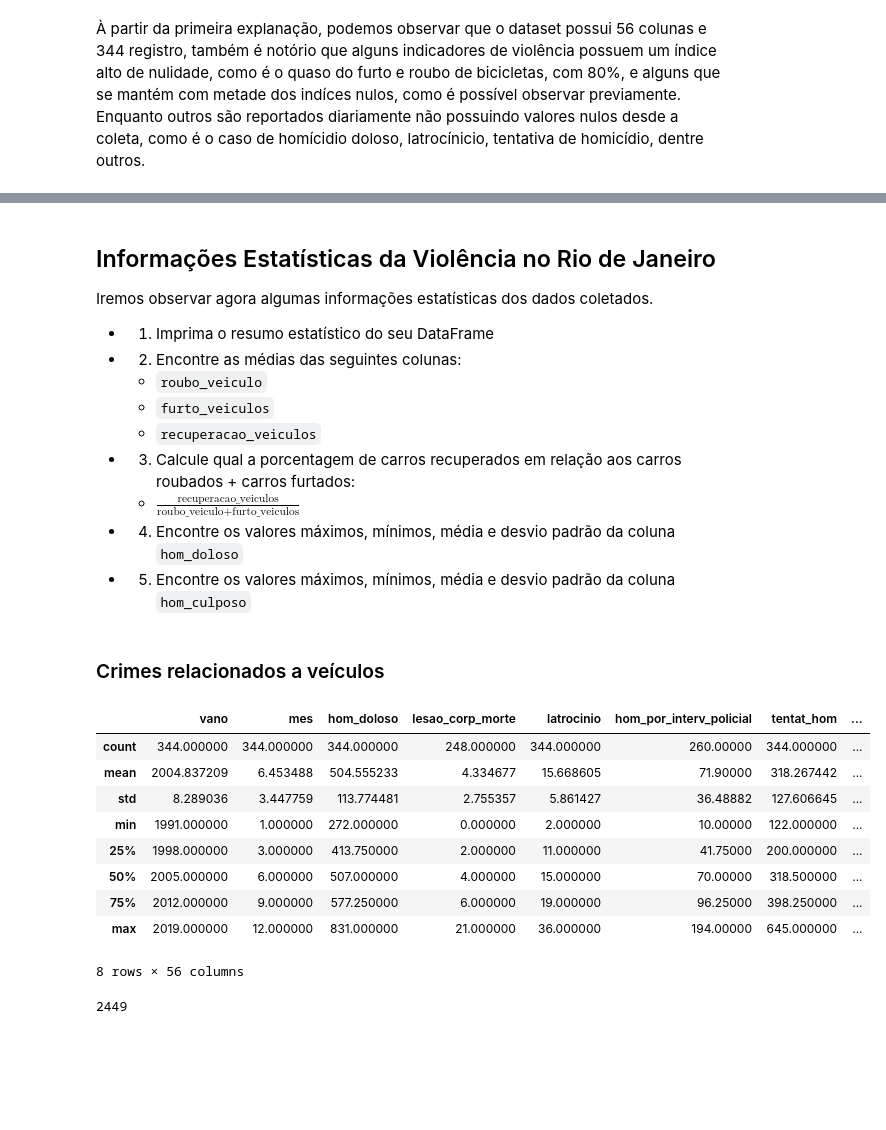
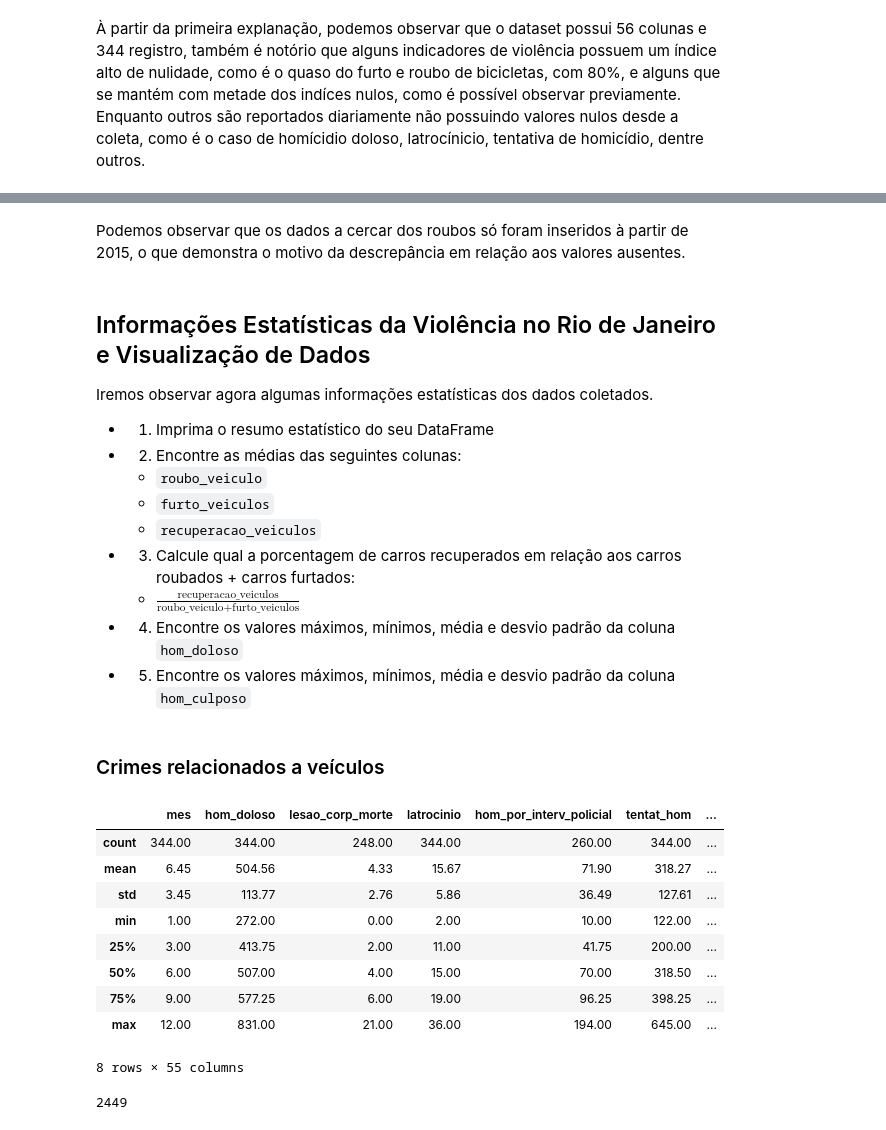
Before and after one commit to danielesantiago/Data-Science, a Jupyter notebook: Análises/Análise da Violência no Rio de Janeiro.ipynb, the cells around one changed output, grey strips where cells are left out. Saved outputs shown, nothing was run; the diff lists cells and outputs as text; code cells hidden in the pictures; blank space fills up the shorter version.

```diff
--- a/Análises/Análise da Violência no Rio de Janeiro.ipynb
+++ b/Análises/Análise da Violência no Rio de Janeiro.ipynb
@@ -23,7 +23,7 @@ A iniciativa foi feita como forma de assegurar transparência e as informações
 ### Importando os dados
 # %%
 import pandas as pd
-df = pd.read_csv("violencia_rio.csv")
+df = pd.read_csv("violencia_rio.csv", parse_dates=True, index_col='vano')
 # %% [markdown]
 ## Análise Inicial dos Dados
 
@@ -119,6 +125,8 @@ dtype: float64
+# %% [markdown]
+Podemos observar que os dados a cercar dos roubos só foram inseridos à partir de 2015, o que demonstra o motivo da descrepância em relação aos valores ausentes.
 # %% [markdown]
 
-## Informações Estatísticas da Violência no Rio de Janeiro
+## Informações Estatísticas da Violência no Rio de Janeiro e Visualização de Dados
 
 Iremos observar agora algumas informações estatísticas dos dados coletados.
 
@@ -135,18 +143,18 @@ Iremos observar agora algumas informações estatísticas dos dados coletados.
 ### Crimes relacionados a veículos
 # %%
 # 1. Imprima o resumo estatístico do seu DataFrame (`describe`)
-df.describe()
+round(df.describe(),2)
 # %% [output]
-|  | vano | mes | hom_doloso | lesao_corp_morte | latrocinio | hom_por_interv_policial | tentat_hom | ... |
-| count | 344.000000 | 344.000000 | 344.000000 | 248.000000 | 344.000000 | 260.00000 | 344.000000 | ... |
-| mean | 2004.837209 | 6.453488 | 504.555233 | 4.334677 | 15.668605 | 71.90000 | 318.267442 | ... |
-| std | 8.289036 | 3.447759 | 113.774481 | 2.755357 | 5.861427 | 36.48882 | 127.606645 | ... |
-| min | 1991.000000 | 1.000000 | 272.000000 | 0.000000 | 2.000000 | 10.00000 | 122.000000 | ... |
-| 25% | 1998.000000 | 3.000000 | 413.750000 | 2.000000 | 11.000000 | 41.75000 | 200.000000 | ... |
-| 50% | 2005.000000 | 6.000000 | 507.000000 | 4.000000 | 15.000000 | 70.00000 | 318.500000 | ... |
-| 75% | 2012.000000 | 9.000000 | 577.250000 | 6.000000 | 19.000000 | 96.25000 | 398.250000 | ... |
-| max | 2019.000000 | 12.000000 | 831.000000 | 21.000000 | 36.000000 | 194.00000 | 645.000000 | ... |
+|  | mes | hom_doloso | lesao_corp_morte | latrocinio | hom_por_interv_policial | tentat_hom | ... |
+| count | 344.00 | 344.00 | 248.00 | 344.00 | 260.00 | 344.00 | ... |
+| mean | 6.45 | 504.56 | 4.33 | 15.67 | 71.90 | 318.27 | ... |
+| std | 3.45 | 113.77 | 2.76 | 5.86 | 36.49 | 127.61 | ... |
+| min | 1.00 | 272.00 | 0.00 | 2.00 | 10.00 | 122.00 | ... |
+| 25% | 3.00 | 413.75 | 2.00 | 11.00 | 41.75 | 200.00 | ... |
+| 50% | 6.00 | 507.00 | 4.00 | 15.00 | 70.00 | 318.50 | ... |
+| 75% | 9.00 | 577.25 | 6.00 | 19.00 | 96.25 | 398.25 | ... |
+| max | 12.00 | 831.00 | 21.00 | 36.00 | 194.00 | 645.00 | ... |
-8 rows × 56 columns
+8 rows × 55 columns
 # %%
 # 2. Encontre as médias das seguintes colunas:
 # `roubo_veiculo`
```
Also changed, not shown: parts of 18 cells of this notebook.
